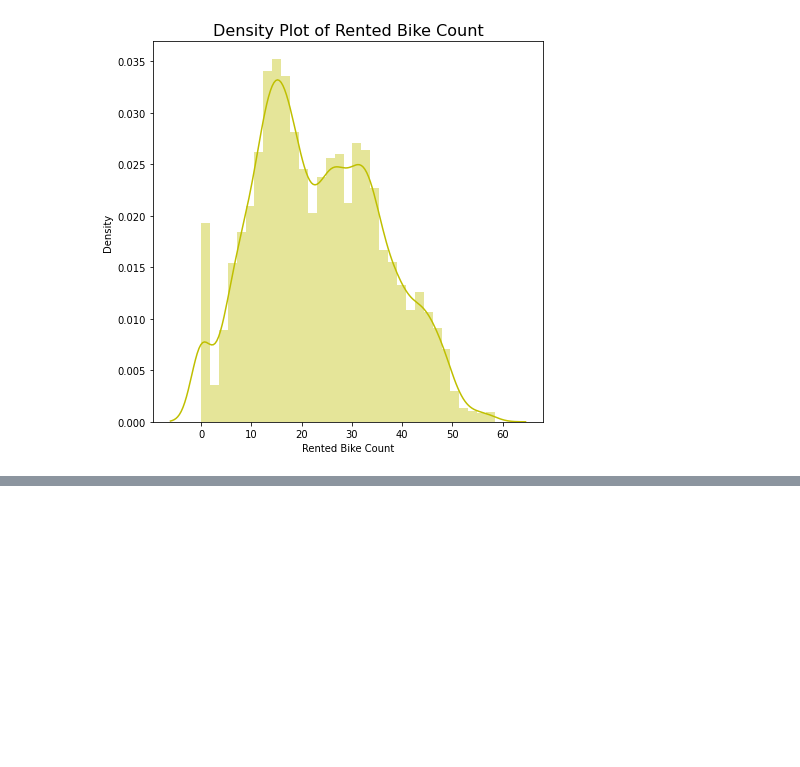
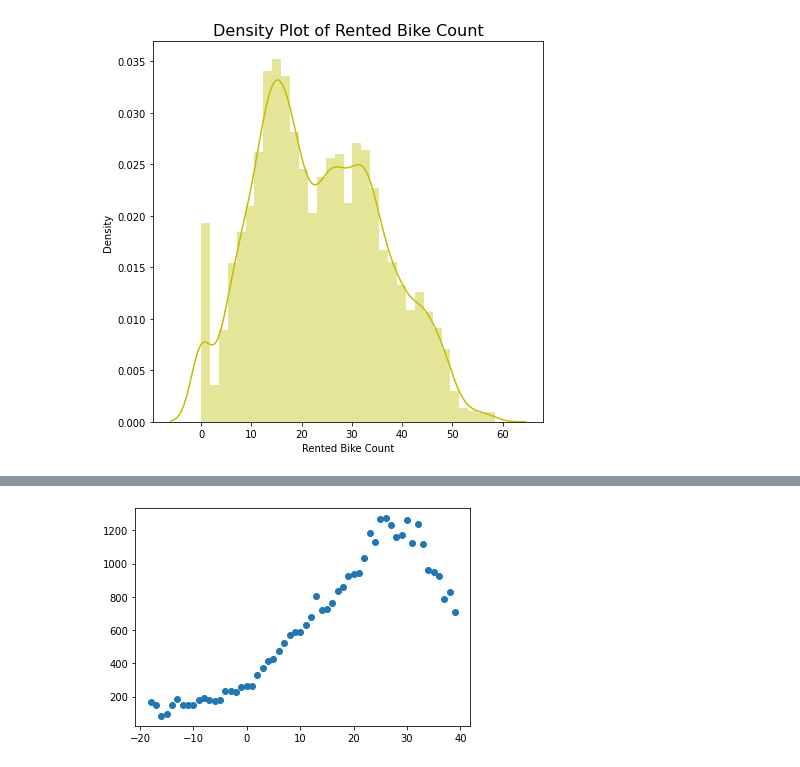
Before and after one commit to snehahampapura/Bike-Sharing-Demand-Prediction, a Jupyter notebook: Bike_Sharing_Demand_Prediction_Capstone_Project.ipynb, the cells around one changed output, grey strips where cells are left out. Cells and saved outputs as stored; diff of their text form; code cells hidden in the pictures; blank space fills up the shorter version.

Commit message:
Data Analysis 2

```diff
--- a/Bike_Sharing_Demand_Prediction_Capstone_Project.ipynb
+++ b/Bike_Sharing_Demand_Prediction_Capstone_Project.ipynb
@@ -201,0 +299,2 @@ Name: weekday, dtype: int64
+# %%
+dataset['Temp'] = dataset['Temperature(°C)'].apply(np.floor)
@@ -201,0 +311,7 @@ Name: weekday, dtype: int64
+# %%
+temperature_bikecount=pd.DataFrame(dict(dataset.groupby('Temp')['Rented Bike Count'].mean()),index=['Average Bike Count']).transpose().reset_index()
+temperature_bikecount.rename(columns={'index':'Temperature'},inplace=True)
+plt.scatter(temperature_bikecount['Temperature'],temperature_bikecount['Average Bike Count'])
+plt.show()
+# %% [output]
+[figure, added]
```
Also changed, not shown: parts of 73 cells of this notebook.
